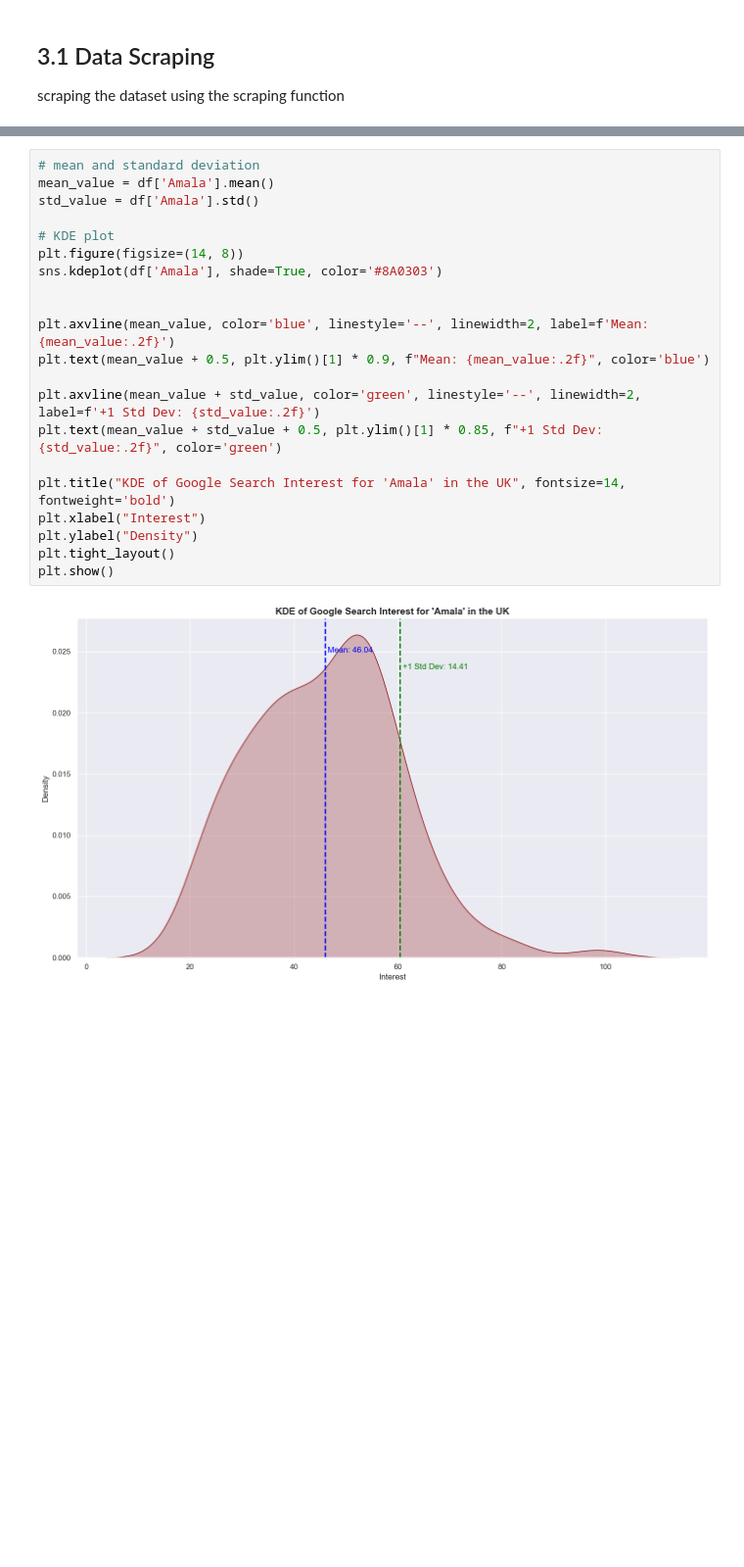
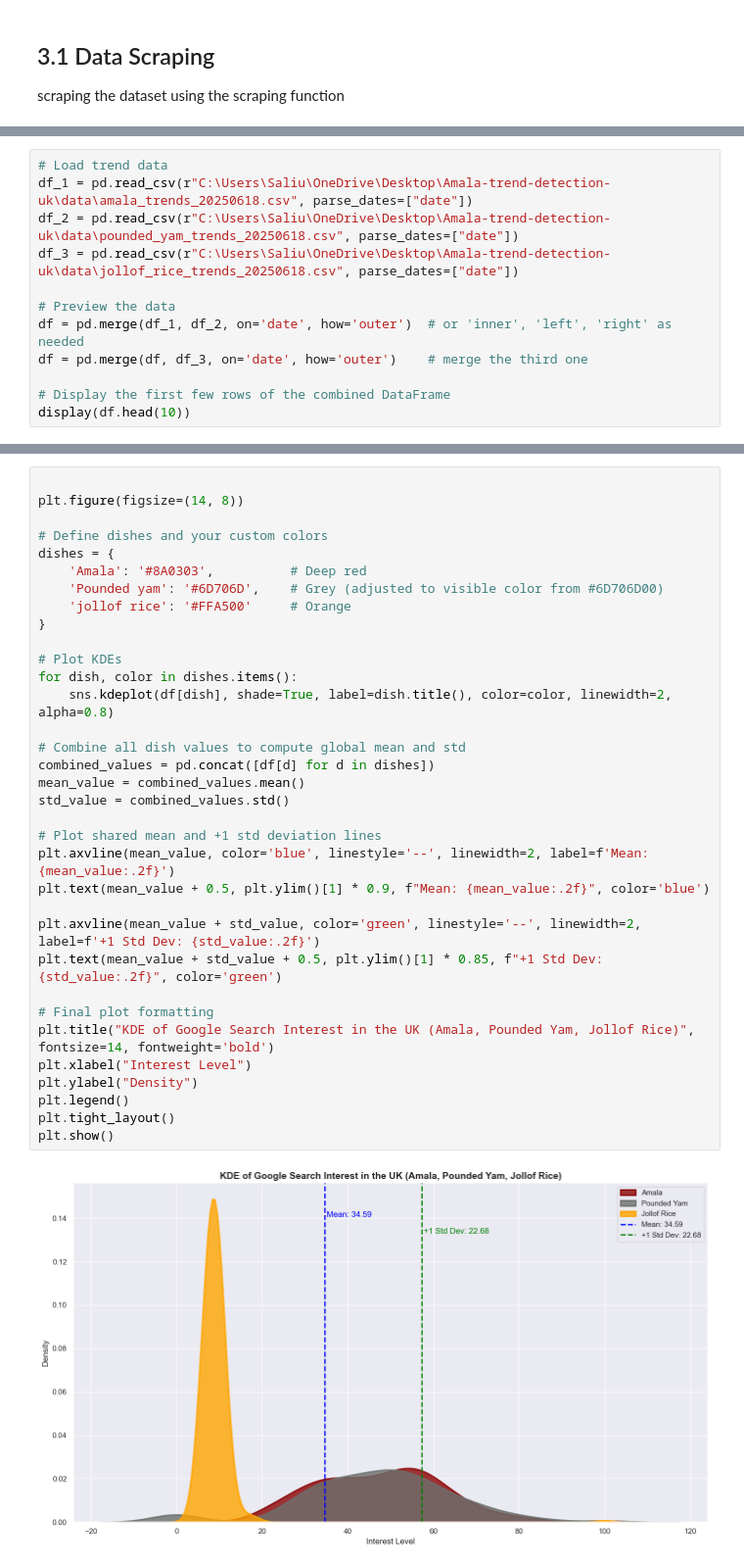
Before and after one commit to SaliuA/Amala-trend-detection-uk, a Jupyter notebook: trend_analysis.ipynb, the cells around one changed output, grey strips where cells are left out. Shown at 98% size. Saved outputs shown, nothing was run; the diff lists cells and outputs as text; blank space fills up the shorter version.

```diff
--- a/trend_analysis.ipynb
+++ b/trend_analysis.ipynb
@@ -203,0 +223,12 @@ These insights support the idea that there's a **growing market opportunity** fo
+# %%
+# Load trend data
+df_1 = pd.read_csv(r"C:\Users\Saliu\OneDrive\Desktop\Amala-trend-detection-uk\data\amala_trends_20250618.csv", parse_dates=["date"])
+df_2 = pd.read_csv(r"C:\Users\Saliu\OneDrive\Desktop\Amala-trend-detection-uk\data\pounded_yam_trends_20250618.csv", parse_dates=["date"])
+df_3 = pd.read_csv(r"C:\Users\Saliu\OneDrive\Desktop\Amala-trend-detection-uk\data\jollof_rice_trends_20250618.csv", parse_dates=["date"])
+
+# Preview the data
+df = pd.merge(df_1, df_2, on='date', how='outer')  # or 'inner', 'left', 'right' as needed
+df = pd.merge(df, df_3, on='date', how='outer')    # merge the third one
+
+# Display the first few rows of the combined DataFrame
+display(df.head(10))
@@ -204,23 +282,36 @@ These insights support the idea that there's a **growing market opportunity** fo
 # %%
-# mean and standard deviation
-mean_value = df['Amala'].mean()
-std_value = df['Amala'].std()
 
-# KDE plot
 plt.figure(figsize=(14, 8))
-sns.kdeplot(df['Amala'], shade=True, color='#8A0303')
 
+# Define dishes and your custom colors
+dishes = {
+    'Amala': '#8A0303',          # Deep red
+    'Pounded yam': '#6D706D',    # Grey (adjusted to visible color from #6D706D00)
+    'jollof rice': '#FFA500'     # Orange
+}
 
+# Plot KDEs
+for dish, color in dishes.items():
+    sns.kdeplot(df[dish], shade=True, label=dish.title(), color=color, linewidth=2, alpha=0.8)
+
+# Combine all dish values to compute global mean and std
+combined_values = pd.concat([df[d] for d in dishes])
+mean_value = combined_values.mean()
+std_value = combined_values.std()
+
+# Plot shared mean and +1 std deviation lines
 plt.axvline(mean_value, color='blue', linestyle='--', linewidth=2, label=f'Mean: {mean_value:.2f}')
 plt.text(mean_value + 0.5, plt.ylim()[1] * 0.9, f"Mean: {mean_value:.2f}", color='blue')
 
 plt.axvline(mean_value + std_value, color='green', linestyle='--', linewidth=2, label=f'+1 Std Dev: {std_value:.2f}')
 plt.text(mean_value + std_value + 0.5, plt.ylim()[1] * 0.85, f"+1 Std Dev: {std_value:.2f}", color='green')
 
-plt.title("KDE of Google Search Interest for 'Amala' in the UK", fontsize=14, fontweight='bold')
-plt.xlabel("Interest")
+# Final plot formatting
+plt.title("KDE of Google Search Interest in the UK (Amala, Pounded Yam, Jollof Rice)", fontsize=14, fontweight='bold')
+plt.xlabel("Interest Level")
 plt.ylabel("Density")
+plt.legend()
 plt.tight_layout()
 plt.show()
 # %% [output]
-[figure, old version]
+[figure, new version]
```
Also changed, not shown: parts of 27 cells of this notebook, 1 other file.
